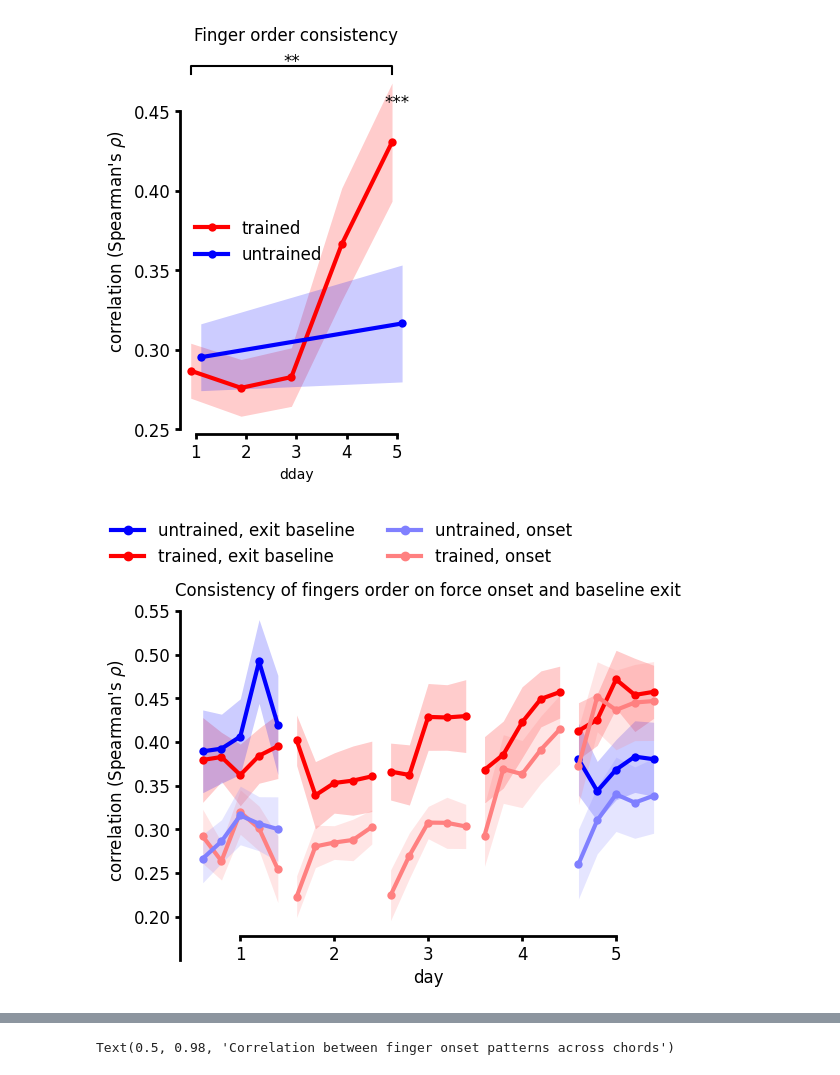
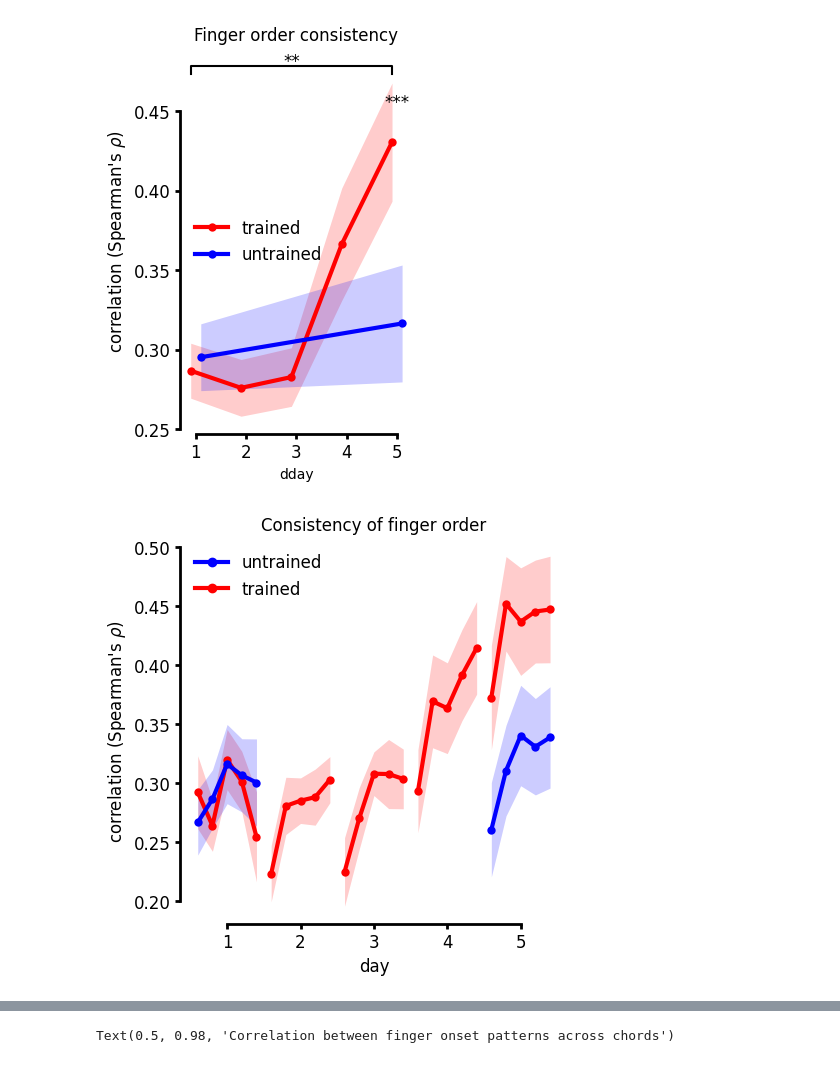
Before and after one commit to mnlmrc/extension-flexion-chords, a Jupyter notebook: notebooks/main.ipynb, the cells around one changed output, grey strips where cells are left out. Cells and saved outputs as stored; diff of their text form; code cells hidden in the pictures.

```diff
--- a/notebooks/main.ipynb
+++ b/notebooks/main.ipynb
@@ -777,42 +777,42 @@ axs.legend(ncol=1, frameon=False, fontsize=fontsize, loc='best')
 # %%
 experiment = 'efc2'
 
 rank_corr = pd.read_csv(os.path.join(gl.baseDir, experiment, 'rank_corr.tsv'), sep='\t')
 
 rank_corr = rank_corr.groupby(['chord', 'participant_id', 'day', 'repetition']).mean(numeric_only='True').reset_index()
 
-fig, axs = plt.subplots()
+fig, axs = plt.subplots(figsize=(5, 5))
 
 offset = 5
 rank_corr['offset'] = rank_corr['repetition'] + rank_corr['day'] * offset
 
-sns.lineplot(data=rank_corr[rank_corr['chord'] == 'trained'], ax=axs, x='offset', y='exit', hue='day', errorbar='se', lw=3,
+sns.lineplot(data=rank_corr[rank_corr['chord'] == 'trained'], ax=axs, x='offset', y='onset', hue='day', errorbar='se', lw=3,
              palette=['red'] * 5, marker='o', markeredgewidth=0, err_kws={'linewidth': 0}, legend=False)
-sns.lineplot(data=rank_corr[rank_corr['chord'] == 'untrained'], ax=axs, x='offset', y='exit', hue='day', errorbar='se', lw=3, legend=False,
+sns.lineplot(data=rank_corr[rank_corr['chord'] == 'untrained'], ax=axs, x='offset', y='onset', hue='day', errorbar='se', lw=3, legend=False,
          palette=['blue'] * 2, marker='o', markeredgewidth=0, err_kws={'linewidth': 0})
-sns.lineplot(data=rank_corr[rank_corr['chord'] == 'trained'], ax=axs, x='offset', y='onset', hue='day', errorbar='se', lw=3, palette=[(1, .5, .5)] * 5, marker='o', markeredgewidth=0, err_kws={'linewidth': 0}, legend=False)
-sns.lineplot(data=rank_corr[rank_corr['chord'] == 'untrained'], ax=axs, x='offset', y='onset', hue='day', errorbar='se', lw=3, palette=[(.5, .5, 1)] * 2, marker='o', markeredgewidth=0, err_kws={'linewidth': 0}, legend=False)
+# sns.lineplot(data=rank_corr[rank_corr['chord'] == 'trained'], ax=axs, x='offset', y='onset', hue='day', errorbar='se', lw=3, palette=[(1, .5, .5)] * 5, marker='o', markeredgewidth=0, err_kws={'linewidth': 0}, legend=False)
+# sns.lineplot(data=rank_corr[rank_corr['chord'] == 'untrained'], ax=axs, x='offset', y='onset', hue='day', errorbar='se', lw=3, palette=[(.5, .5, 1)] * 2, marker='o', markeredgewidth=0, err_kws={'linewidth': 0}, legend=False)
 axs.set_xticks(np.linspace(8, 28, 5))
 axs.set_xticklabels(np.linspace(1, 5, 5, dtype=int))
 
 custom_handles = [
-Line2D([0], [0], marker='o', color='blue', markerfacecolor='blue', label='untrained, exit baseline', lw=3),
-Line2D([0], [0], marker='o', color='red', markerfacecolor='red', label='trained, exit baseline', lw=3),
-Line2D([0], [0], marker='o', color=(.5, .5, 1), markerfacecolor=(.5, .5, 1), label='untrained, onset', lw=3),
-Line2D([0], [0], marker='o', color=(1, .5, .5), markerfacecolor=(1, .5, .5), label='trained, onset', lw=3)
+Line2D([0], [0], marker='o', color='blue', markerfacecolor='blue', label='untrained', lw=3),
+Line2D([0], [0], marker='o', color='red', markerfacecolor='red', label='trained', lw=3),
+# Line2D([0], [0], marker='o', color=(.5, .5, 1), markerfacecolor=(.5, .5, 1), label='untrained, onset', lw=3),
+# Line2D([0], [0], marker='o', color=(1, .5, .5), markerfacecolor=(1, .5, .5), label='trained, onset', lw=3)
             ]
 
-fig.legend(handles=custom_handles, ncol=2, frameon=False, fontsize=12, loc='upper left')
+axs.legend(handles=custom_handles, ncol=1, frameon=False, fontsize=12, loc='upper left')
 
-axs.set_title("Consistency of finger order at force onset and baseline exit", fontsize=fontsize)
+axs.set_title("Consistency of finger order", fontsize=fontsize)
 axs.set_ylabel(r"correlation (Spearman's $\rho$)", fontsize=fontsize)
 axs.set_xlabel('day', fontsize=fontsize)
 
-decor(axs=axs, fontsize=fontsize, ybounds=(.15, .55), xbounds=(8, 28), spines_width=2)
+decor(axs=axs, fontsize=fontsize, ybounds=(.2, .5), xbounds=(8, 28), spines_width=2)
 
-fig.subplots_adjust(top=.8)
+# fig.subplots_adjust(top=.8)
 # %% [output]
-[figure, old version]
+[figure, new version]
 # %%
 experiment = 'efc2'
 
```
Also changed, not shown: parts of 2 cells of this notebook, 1 other file.
